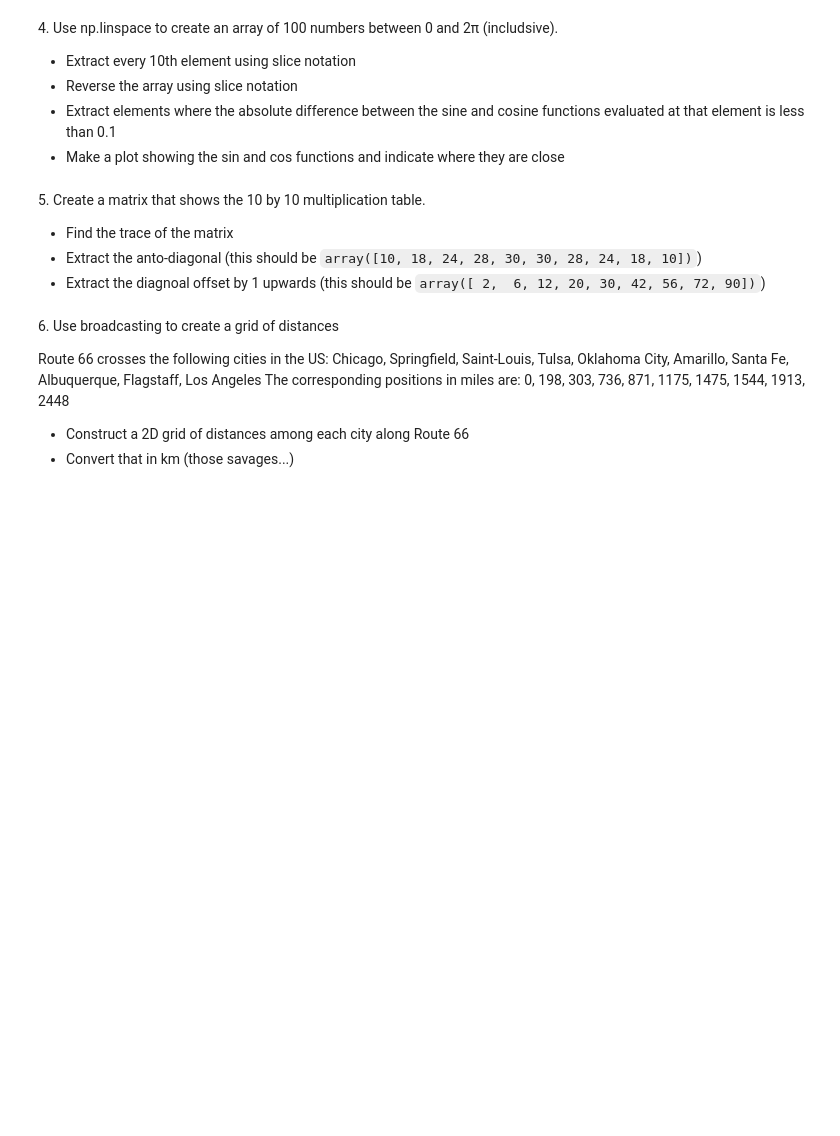
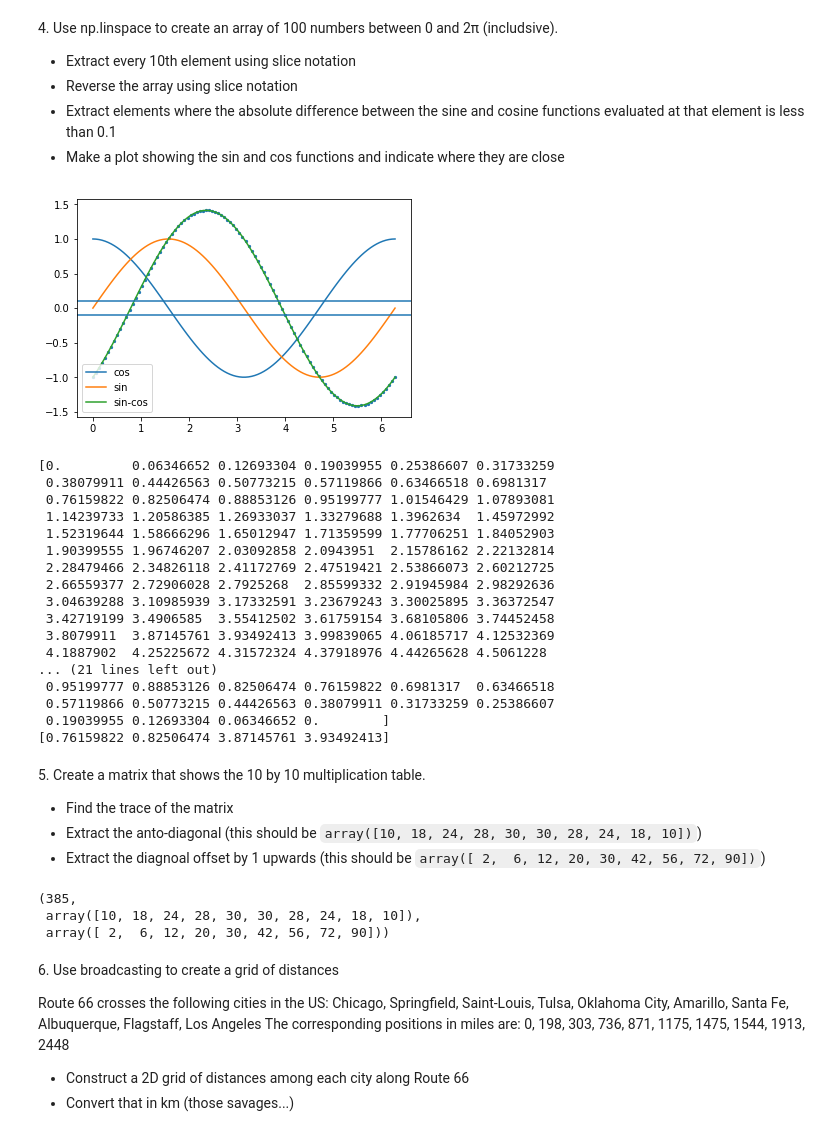
Before and after one commit to tommaso-bertola/LaboratoryOfComputationalPhysics_Y5, a Jupyter notebook: 04ex_Numpy.ipynb, the cells around one changed output. Drawn from its saved outputs; the diff is of its cells as text; code cells hidden in the pictures; blank space fills up the shorter version.

````diff
--- a/04ex_Numpy.ipynb
+++ b/04ex_Numpy.ipynb
@@ -45,12 +93,62 @@ Hint: Use the following numpy functions - np.random.random, np.any as well as Bo
   * Reverse the array using slice notation
   * Extract elements where the absolute difference between the sine and cosine functions evaluated at that element is less than 0.1
   * Make a plot showing the sin and cos functions and indicate where they are close
+# %%
+x=np.linspace(0,2*np.pi, 100)
+ext=x[::10]
+rev=x[::-1]
+adi=x[abs(np.sin(x)-np.cos(x))<0.1]
+
+x,ext,rev,adi
+
+plt.plot(x, np.cos(x), label='cos')
+plt.plot(x, np.sin(x), label='sin')
+plt.plot(x, np.sin(x)-np.cos(x), label='sin-cos')
+plt.scatter(x, np.sin(x)-np.cos(x), s=5)
+
+plt.legend()
+plt.axhline(0.1)
+plt.axhline(-0.1)
+plt.show()
+
+print(x,ext,rev,adi, sep='\n')
+# %% [output]
+[figure, added]
+[0.         0.06346652 0.12693304 0.19039955 0.25386607 0.31733259
+ 0.38079911 0.44426563 0.50773215 0.57119866 0.63466518 0.6981317
+ 0.76159822 0.82506474 0.88853126 0.95199777 1.01546429 1.07893081
+ 1.14239733 1.20586385 1.26933037 1.33279688 1.3962634  1.45972992
+ 1.52319644 1.58666296 1.65012947 1.71359599 1.77706251 1.84052903
+ 1.90399555 1.96746207 2.03092858 2.0943951  2.15786162 2.22132814
+ 2.28479466 2.34826118 2.41172769 2.47519421 2.53866073 2.60212725
+ 2.66559377 2.72906028 2.7925268  2.85599332 2.91945984 2.98292636
+ 3.04639288 3.10985939 3.17332591 3.23679243 3.30025895 3.36372547
+ 3.42719199 3.4906585  3.55412502 3.61759154 3.68105806 3.74452458
+ 3.8079911  3.87145761 3.93492413 3.99839065 4.06185717 4.12532369
+ 4.1887902  4.25225672 4.31572324 4.37918976 4.44265628 4.5061228
+... (21 lines left out)
+ 0.95199777 0.88853126 0.82506474 0.76159822 0.6981317  0.63466518
+ 0.57119866 0.50773215 0.44426563 0.38079911 0.31733259 0.25386607
+ 0.19039955 0.12693304 0.06346652 0.        ]
+[0.76159822 0.82506474 3.87145761 3.93492413]
 # %% [markdown]
 5\. Create a matrix that shows the 10 by 10 multiplication table.
 
  * Find the trace of the matrix
  * Extract the anto-diagonal (this should be ```array([10, 18, 24, 28, 30, 30, 28, 24, 18, 10])```)
  * Extract the diagnoal offset by 1 upwards (this should be ```array([ 2,  6, 12, 20, 30, 42, 56, 72, 90])```)
+# %%
+a=np.arange(1,11)
+b=np.copy(a[:, np.newaxis])
+mult=a*b
+tracemat=np.trace(mult)
+antidiag=np.diag(np.fliplr(mult))
+offsetdi=np.diag(mult, k=1)
+tracemat, antidiag, offsetdi
+# %% [output]
+(385,
+ array([10, 18, 24, 28, 30, 30, 28, 24, 18, 10]),
+ array([ 2,  6, 12, 20, 30, 42, 56, 72, 90]))
 # %% [markdown]
 6\. Use broadcasting to create a grid of distances
 
````
Also changed, not shown: parts of 9 cells of this notebook.
